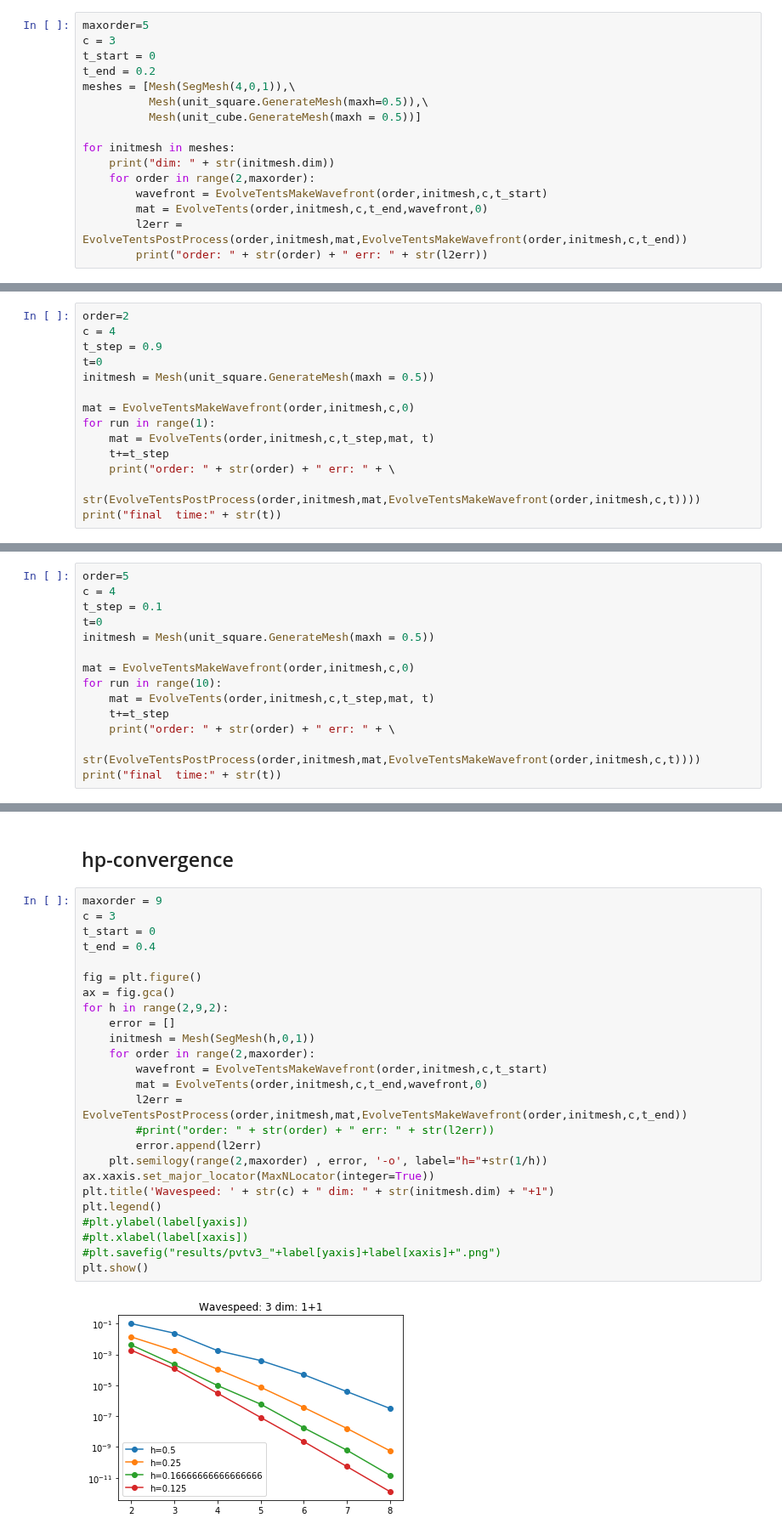
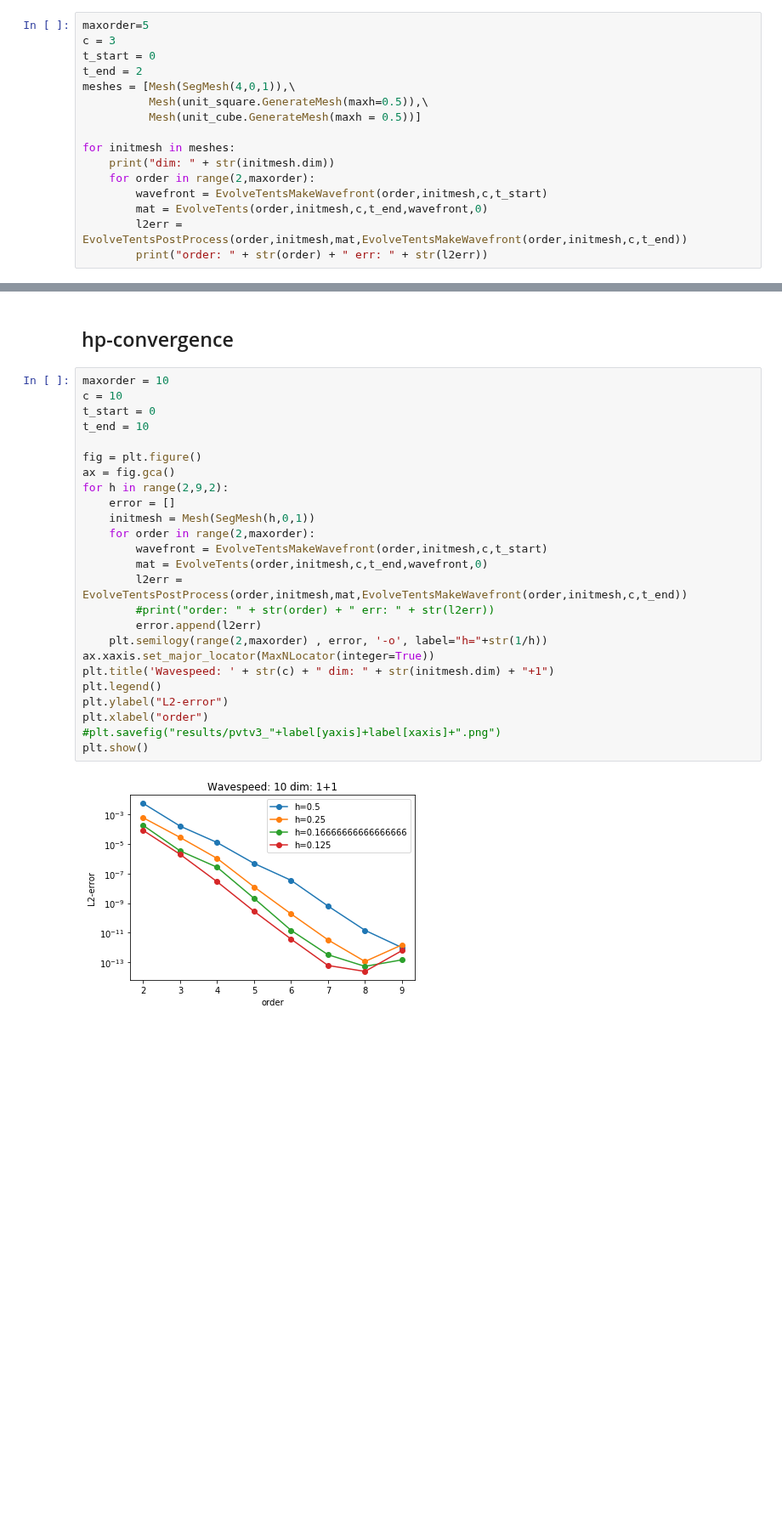
Before and after one commit to PaulSt/NGSTrefftz, a Jupyter notebook: python_test/notebooks/evolvetent.ipynb, the cells around one changed output, grey strips where cells are left out. Shown at 85% size. Saved outputs shown, nothing was run; the diff lists cells and outputs as text; blank space fills up the shorter version.

```diff
--- a/python_test/notebooks/evolvetent.ipynb
+++ b/python_test/notebooks/evolvetent.ipynb
@@ -30,7 +30,7 @@ from matplotlib.ticker import MaxNLocator
 maxorder=5
 c = 3
 t_start = 0
-t_end = 0.2
+t_end = 2
 meshes = [Mesh(SegMesh(4,0,1)),\
           Mesh(unit_square.GenerateMesh(maxh=0.5)),\
           Mesh(unit_cube.GenerateMesh(maxh = 0.5))]
@@ -60,14 +57,0 @@ order: 4 err: 2.8762975588126794e-05
-# %%
-order=2
-c = 4
-t_step = 0.9
-t=0
-initmesh = Mesh(unit_square.GenerateMesh(maxh = 0.5))
-
-mat = EvolveTentsMakeWavefront(order,initmesh,c,0)
-for run in range(1):
-    mat = EvolveTents(order,initmesh,c,t_step,mat, t)
-    t+=t_step
-    print("order: " + str(order) + " err: " + \
-          str(EvolveTentsPostProcess(order,initmesh,mat,EvolveTentsMakeWavefront(order,initmesh,c,t))))
-print("final  time:" + str(t))
@@ -77,14 +57,0 @@ final  time:0.9
-# %%
-order=5
-c = 4
-t_step = 0.1
-t=0
-initmesh = Mesh(unit_square.GenerateMesh(maxh = 0.5))
-
-mat = EvolveTentsMakeWavefront(order,initmesh,c,0)
-for run in range(10):
-    mat = EvolveTents(order,initmesh,c,t_step,mat, t)
-    t+=t_step
-    print("order: " + str(order) + " err: " + \
-          str(EvolveTentsPostProcess(order,initmesh,mat,EvolveTentsMakeWavefront(order,initmesh,c,t))))
-print("final  time:" + str(t))
@@ -103,31 +58,31 @@ final  time:0.9999999999999999
 # %% [markdown]
 ## hp-convergence
 # %%
-maxorder = 9
-c = 3
+maxorder = 10
+c = 10
 t_start = 0
-t_end = 0.4
+t_end = 10
 
 fig = plt.figure()
 ax = fig.gca()
 for h in range(2,9,2):
     error = []
     initmesh = Mesh(SegMesh(h,0,1))
     for order in range(2,maxorder):
         wavefront = EvolveTentsMakeWavefront(order,initmesh,c,t_start)
         mat = EvolveTents(order,initmesh,c,t_end,wavefront,0)
         l2err = EvolveTentsPostProcess(order,initmesh,mat,EvolveTentsMakeWavefront(order,initmesh,c,t_end))
         #print("order: " + str(order) + " err: " + str(l2err))
         error.append(l2err)
     plt.semilogy(range(2,maxorder) , error, '-o', label="h="+str(1/h))
 ax.xaxis.set_major_locator(MaxNLocator(integer=True))
 plt.title('Wavespeed: ' + str(c) + " dim: " + str(initmesh.dim) + "+1")
 plt.legend()
-#plt.ylabel(label[yaxis])
-#plt.xlabel(label[xaxis])
+plt.ylabel("L2-error")
+plt.xlabel("order")
 #plt.savefig("results/pvtv3_"+label[yaxis]+label[xaxis]+".png")
 plt.show()
 # %% [output]
-[figure, old version]
+[figure, new version]
 # %%
 maxorder = 7
```
Also changed, not shown: parts of 7 cells of this notebook.
